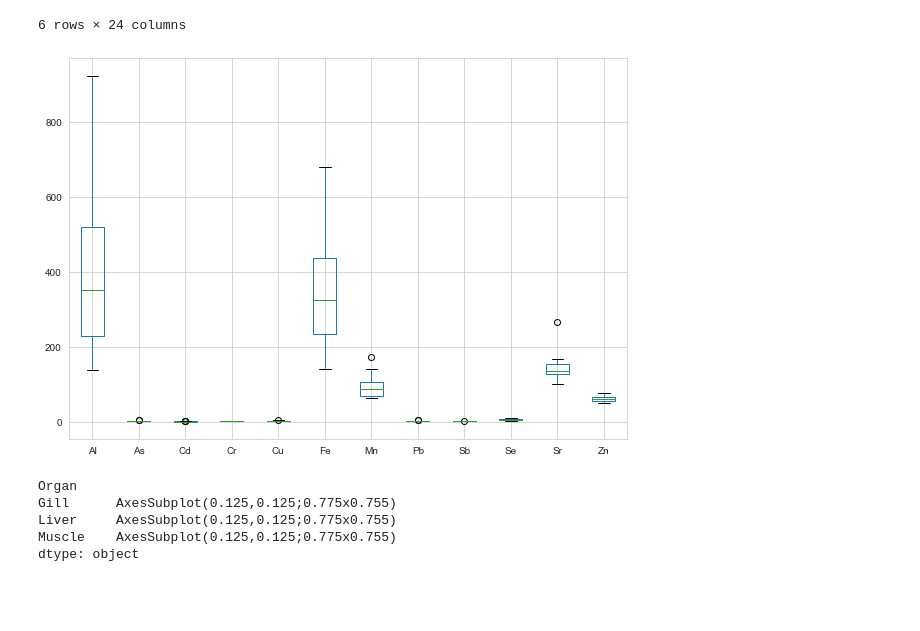
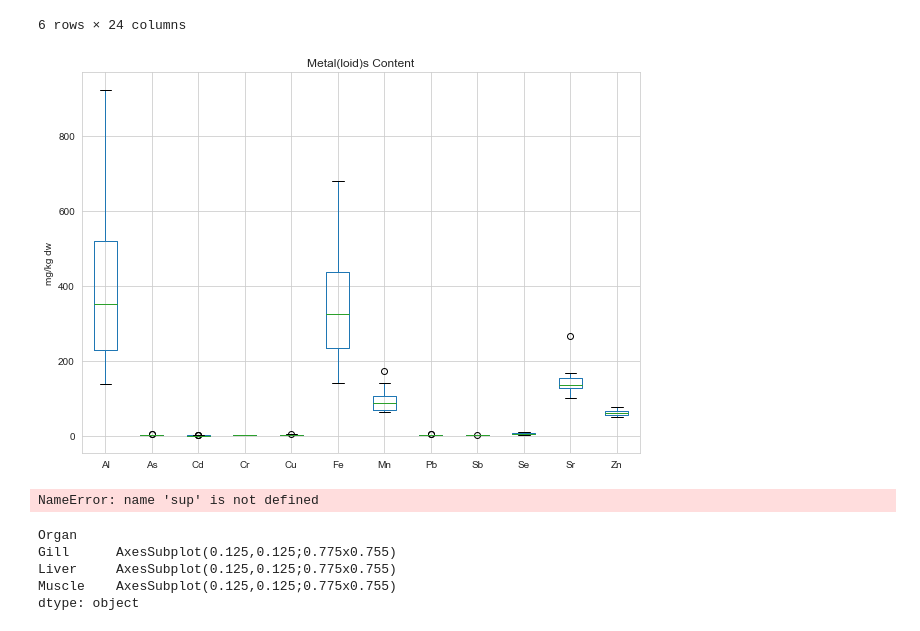
Before and after one commit to ChrisMontez/ICP-OES, a Jupyter notebook: Flag Boshielo Dam/Data Visualization.ipynb, the cells around one changed output. Cells and saved outputs as stored; diff of their text form; code cells hidden in the pictures; blank space fills up the shorter version.

```diff
--- a/Flag Boshielo Dam/Data Visualization.ipynb
+++ b/Flag Boshielo Dam/Data Visualization.ipynb
@@ -32,9 +32,13 @@ OM_Muscle = df[(df['Species'] == 'Oreochromis mossambicus') & (df['Organ'] == 'M
 # %%
 # Metal content =  mg/kg dw
 # %%
-plot1 = OM_Gill[all_metals].plot.box(figsize = (10,7)).set_title = ('foo')
+plot1 = OM_Gill[all_metals].plot.box(figsize = (10,7), title = 'Metal(loid)s Content', ylabel = ('mg/kg dw'), xlabel = 'Metal(loid)s')
 # %% [output]
-[figure, old version]
+[figure, new version]
+# %%
+plot1.title(sup)
+# %% [output]
+NameError: name 'sup' is not defined
 # %%
 species_organ_OM[all_metals].plot.box()
 # %% [output]
```
